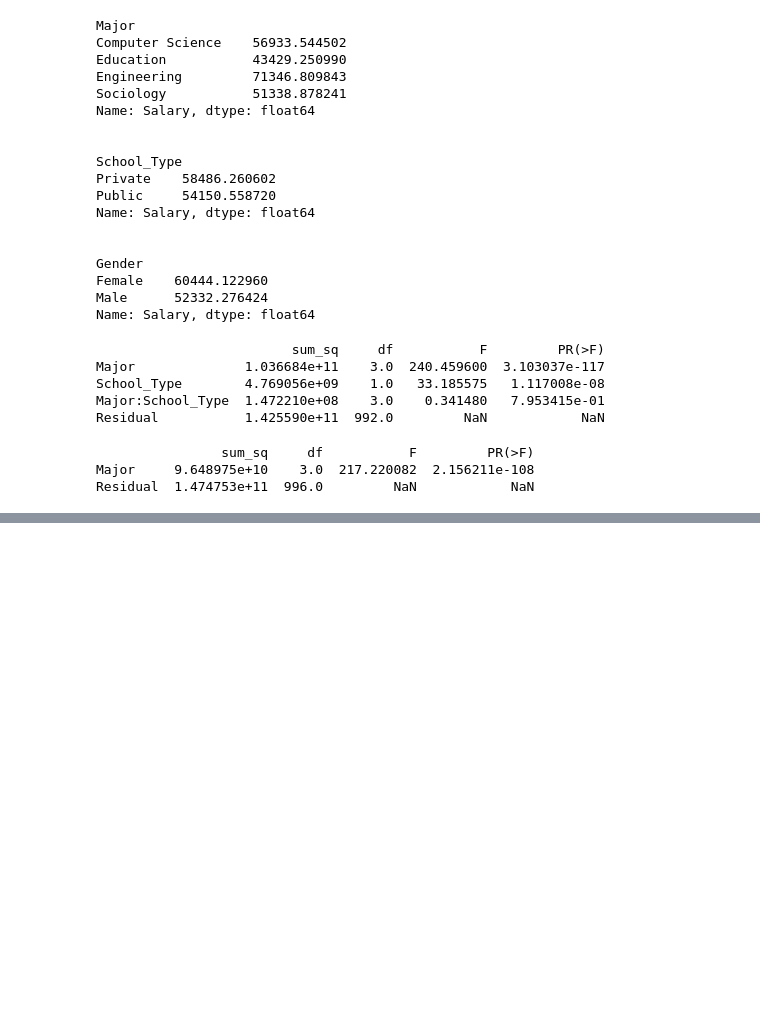
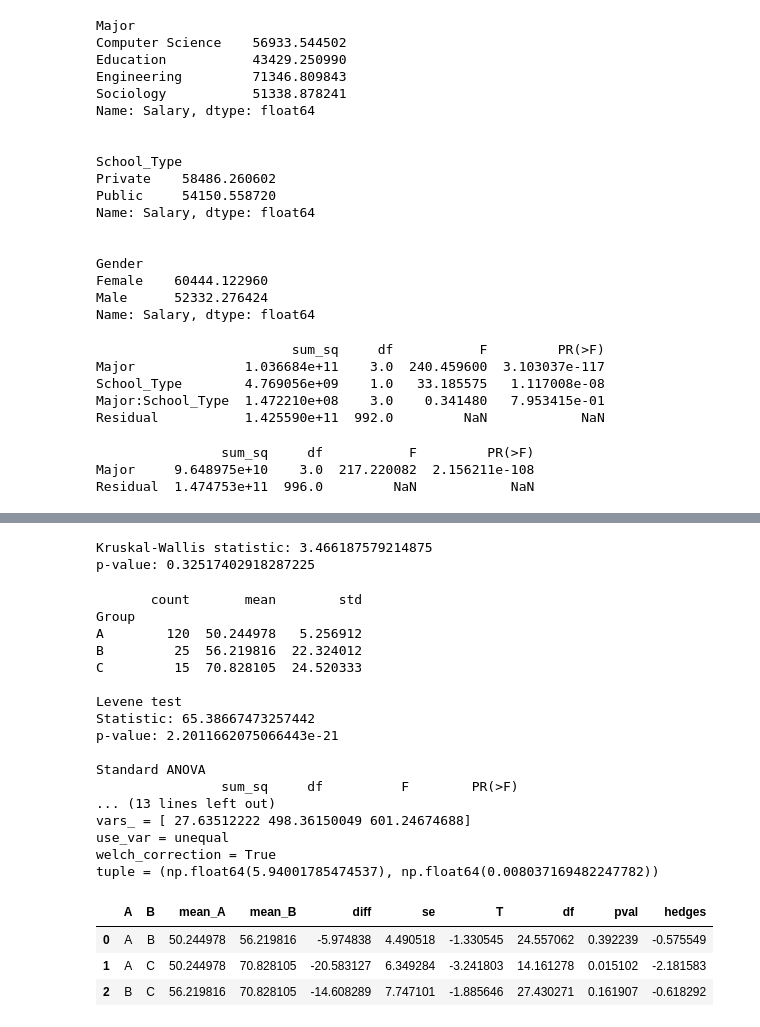
Before and after one commit to rjwrobel86/applied-business-statistics, a Jupyter notebook: notebooks/hypothesis-testing/ANOVA.ipynb, the cells around one changed output, grey strips where cells are left out. Saved outputs shown, nothing was run; the diff lists cells and outputs as text; code cells hidden in the pictures; blank space fills up the shorter version.

```diff
--- a/notebooks/hypothesis-testing/ANOVA.ipynb
+++ b/notebooks/hypothesis-testing/ANOVA.ipynb
@@ -376,0 +432,79 @@ Residual  1.474753e+11  996.0         NaN            NaN
+# %%
+#Non-Parametric Kruskal-Wallis test
+
+from scipy.stats import kruskal
+
+groups = [group["Salary"].values for _, group in df.groupby("Major")]
+stat, p = kruskal(*groups)
+print("Kruskal-Wallis statistic:", stat)
+print("p-value:", p)
+# %% [output]
+Kruskal-Wallis statistic: 3.466187579214875
+p-value: 0.32517402918287225
+# %%
+import pingouin as pg
+
+#Unequal sample sizes and unequal variances
+g1 = np.random.normal(loc=50, scale=5, size=120)   #big n, small variance
+g2 = np.random.normal(loc=53, scale=25, size=25)   #small n, huge variance
+g3 = np.random.normal(loc=56, scale=40, size=15)   #smaller n, even bigger variance
+
+df_demo = pd.DataFrame({
+    "Score": np.concatenate([g1, g2, g3]),
+    "Group": (["A"] * len(g1)) + (["B"] * len(g2)) + (["C"] * len(g3))
+})
+
+print(df_demo.groupby("Group")["Score"].agg(["count", "mean", "std"]))
+print()
+
+groups = [g["Score"].values for _, g in df_demo.groupby("Group")]
+lev_stat, lev_p = levene(*groups)
+print("Levene test")
+print("Statistic:", lev_stat)
+print("p-value:", lev_p)
+print()
+
+#ANOVA
+model = ols("Score ~ C(Group)", data=df_demo).fit()
+anova_table = sm.stats.anova_lm(model, typ=2)
+print("Standard ANOVA")
+print(anova_table)
+print()
+
+#Welch ANOVA via statsmodels
+welch_result = anova_oneway(
+    data=df_demo["Score"],
+    groups=df_demo["Group"],
+    use_var="unequal"
+)
+print("Welch ANOVA (statsmodels)")
+print(welch_result)
+print()
+
+#Welch ANOVA via pingouin
+#print("Welch ANOVA (pingouin)")
+#print(pg.welch_anova(dv="Score", between="Group", data=df_demo))
+
+pg.pairwise_gameshowell(dv='Score', between='Group', data=df_demo)
+# %% [output]
+       count       mean        std
+Group
+A        120  50.244978   5.256912
+B         25  56.219816  22.324012
+C         15  70.828105  24.520333
+
+Levene test
+Statistic: 65.38667473257442
+p-value: 2.2011662075066443e-21
+
+Standard ANOVA
+                sum_sq     df          F        PR(>F)
+... (13 lines left out)
+vars_ = [ 27.63512222 498.36150049 601.24674688]
+use_var = unequal
+welch_correction = True
+tuple = (np.float64(5.94001785474537), np.float64(0.008037169482247782))
+|  | A | B | mean_A | mean_B | diff | se | T | df | pval | hedges |
+| 0 | A | B | 50.244978 | 56.219816 | -5.974838 | 4.490518 | -1.330545 | 24.557062 | 0.392239 | -0.575549 |
+| 1 | A | C | 50.244978 | 70.828105 | -20.583127 | 6.349284 | -3.241803 | 14.161278 | 0.015102 | -2.181583 |
+| 2 | B | C | 56.219816 | 70.828105 | -14.608289 | 7.747101 | -1.885646 | 27.430271 | 0.161907 | -0.618292 |
```
Also changed, not shown: parts of 18 cells of this notebook, 3 other files.
